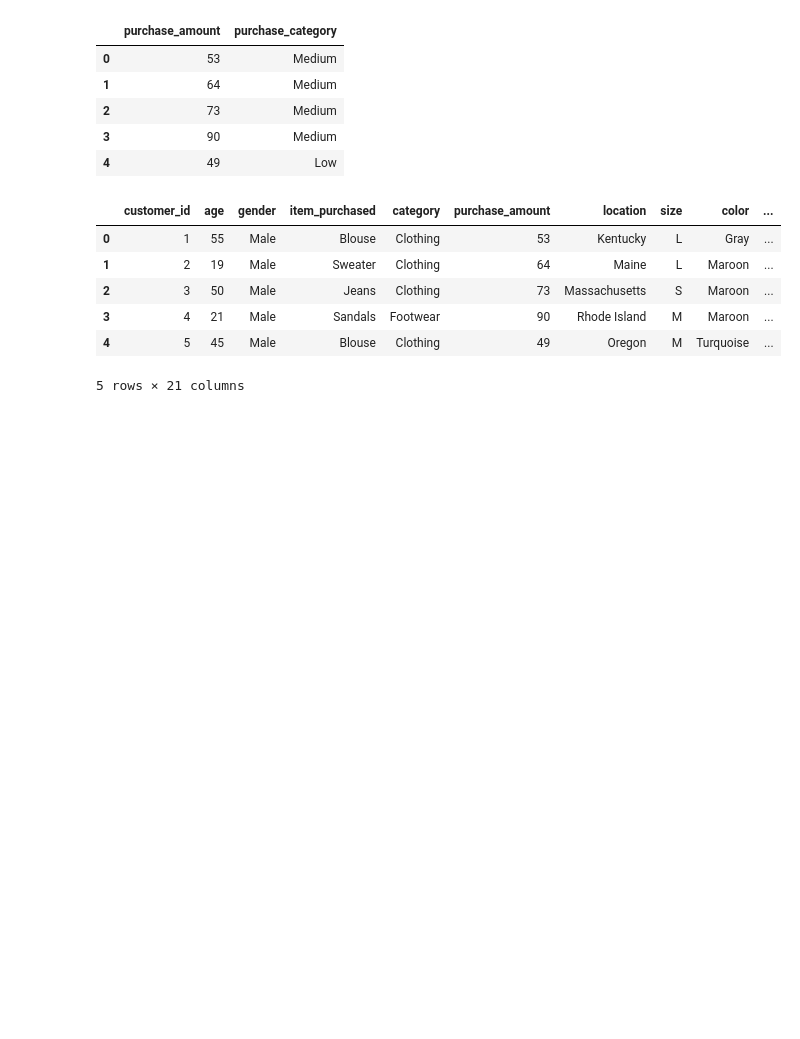
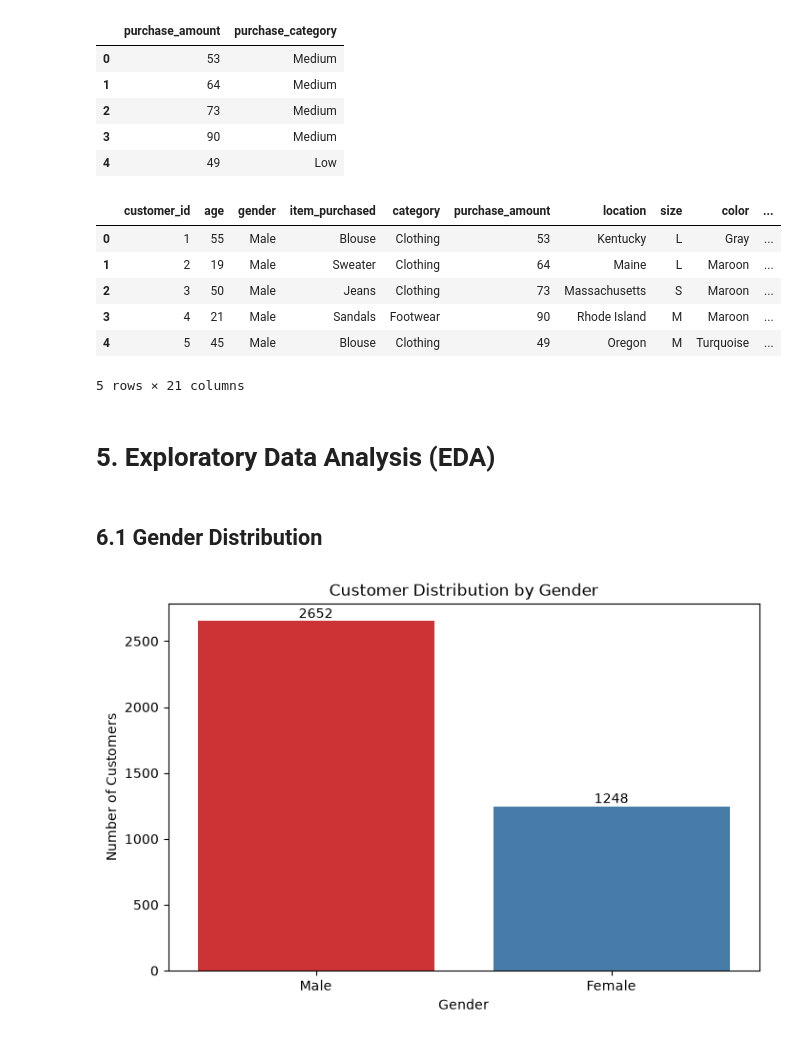
Before and after one commit to poojachavan8225/customer-purchasing-behavior-analysis, a Jupyter notebook: notebooks/customer_purchasing_behavior_analysis.ipynb, the cells around one changed output. Saved outputs shown, nothing was run; the diff lists cells and outputs as text; code cells hidden in the pictures; blank space fills up the shorter version.

```diff
--- a/notebooks/customer_purchasing_behavior_analysis.ipynb
+++ b/notebooks/customer_purchasing_behavior_analysis.ipynb
@@ -280,3 +280,23 @@ df.head()
 | 3 | 4 | 21 | Male | Sandals | Footwear | 90 | Rhode Island | M | Maroon | ... |
 | 4 | 5 | 45 | Male | Blouse | Clothing | 49 | Oregon | M | Turquoise | ... |
 5 rows × 21 columns
+# %% [markdown]
+# 5. Exploratory Data Analysis (EDA)
+# %% [markdown]
+## 6.1 Gender Distribution
+# %%
+plt.figure(figsize=(8,5))
+
+p=sns.countplot(data=df,x='gender',hue='gender',palette='Set1',legend=False)
+
+# Show exact count on bars
+for container in p.containers:
+    p.bar_label(container)
+
+plt.title('Customer Distribution by Gender')
+plt.xlabel('Gender')
+plt.ylabel('Number of Customers')
+
+plt.show()
+# %% [output]
+[figure, added]
```
Also changed, not shown: parts of 10 cells of this notebook.
